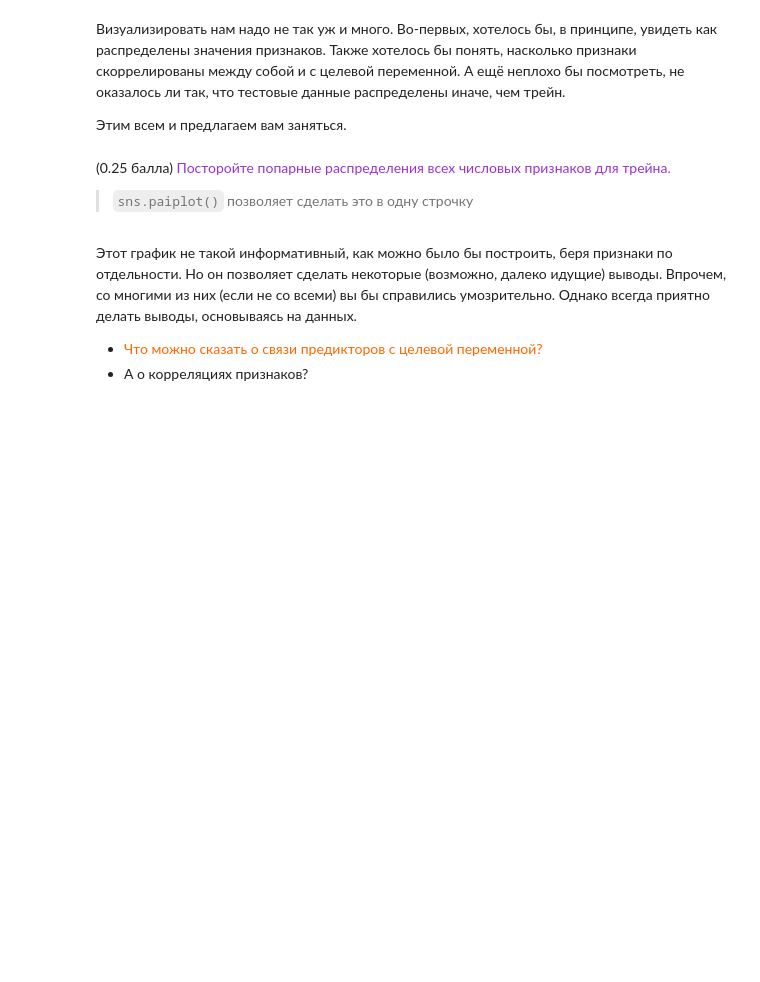
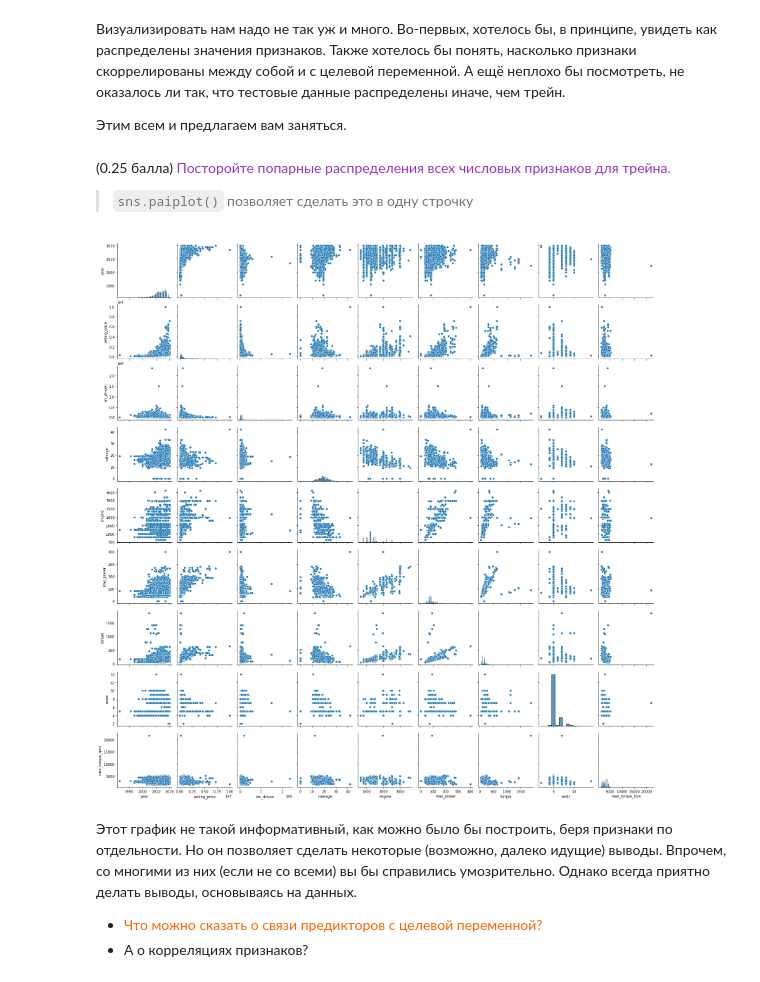
Before and after one commit to Kulikov17/MLDS_ML, a Jupyter notebook: HW1/HW1_Regression_with_inference.ipynb, the cells around one changed output. Saved outputs shown, nothing was run; the diff lists cells and outputs as text; code cells hidden in the pictures; blank space fills up the shorter version.

```diff
--- a/HW1/HW1_Regression_with_inference.ipynb
+++ b/HW1/HW1_Regression_with_inference.ipynb
@@ -521,3 +519,7 @@ df_train
+# %%
+sns.pairplot(df_train.select_dtypes(exclude=['object']));
+# %% [output]
+[figure, added]
 # %% [markdown]
 Этот график не такой информативный, как можно было бы построить, беря признаки по отдельности. Но он позволяет сделать некоторые (возможно, далеко идущие) выводы. Впрочем, со многими из них (если не со всеми) вы бы справились умозрительно. Однако всегда приятно делать выводы, основываясь на данных.
 
```
Also changed, not shown: parts of 50 cells of this notebook.
